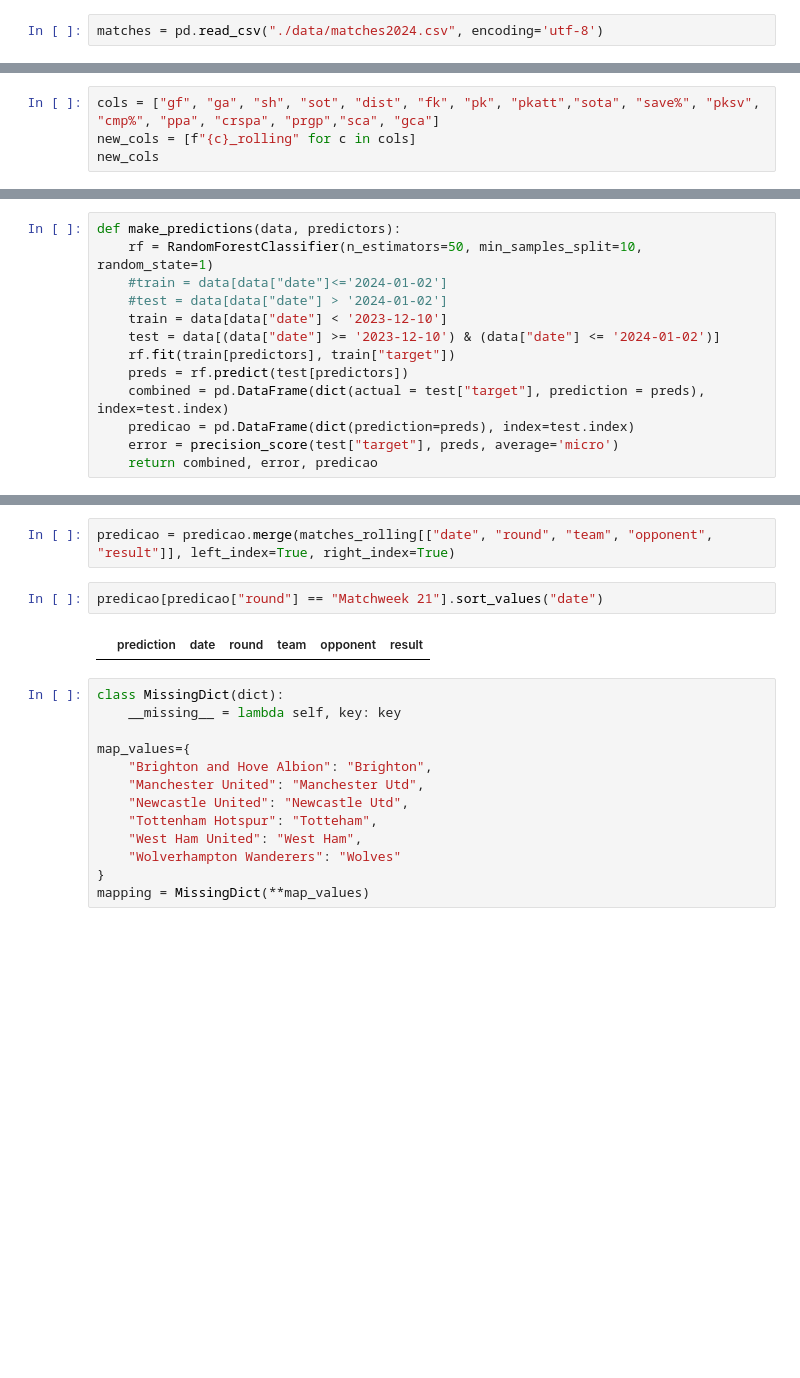
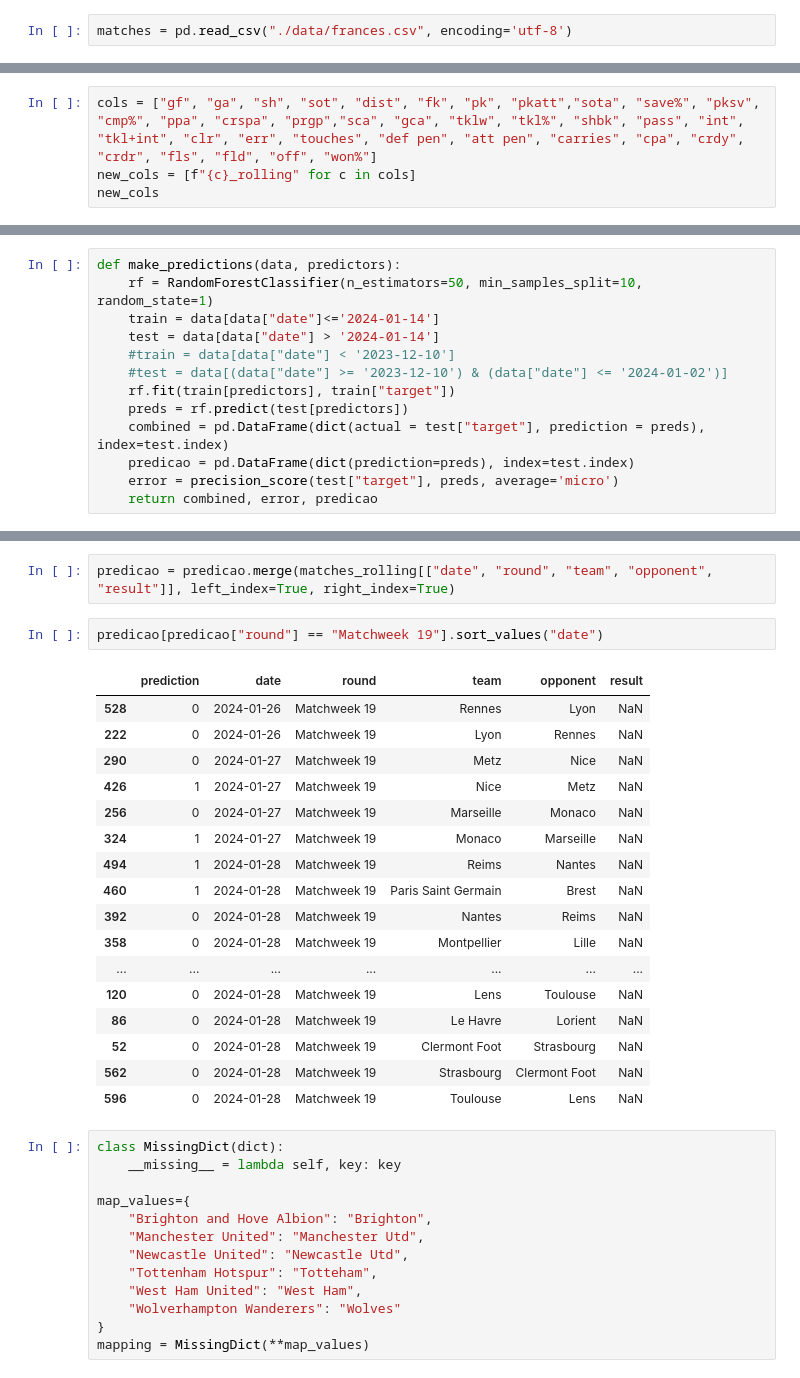
Before and after one commit to vinicarlosss/MachineLearning_Futebol, a Jupyter notebook: dataquest_model.ipynb, the cells around one changed output, grey strips where cells are left out. Drawn from its saved outputs; the diff is of its cells as text; blank space fills up the shorter version.

```diff
--- a/dataquest_model.ipynb
+++ b/dataquest_model.ipynb
@@ -5,5 +5,5 @@ from sklearn.metrics import precision_score
 from sklearn.ensemble import RandomForestClassifier
 import numpy as np
 # %%
-matches = pd.read_csv("./data/matches2024.csv", encoding='utf-8')
+matches = pd.read_csv("./data/frances.csv", encoding='utf-8')
 # %%
@@ -224,5 +211,5 @@ Index(['date', 'time', 'comp', 'round', 'day', 'venue', 'result', 'gf', 'ga',
 # %%
-cols = ["gf", "ga", "sh", "sot", "dist", "fk", "pk", "pkatt","sota", "save%", "pksv", "cmp%", "ppa", "crspa", "prgp","sca", "gca"]
+cols = ["gf", "ga", "sh", "sot", "dist", "fk", "pk", "pkatt","sota", "save%", "pksv", "cmp%", "ppa", "crspa", "prgp","sca", "gca", "tklw", "tkl%", "shbk", "pass", "int", "tkl+int", "clr", "err", "touches", "def pen", "att pen", "carries", "cpa", "crdy", "crdr", "fls", "fld", "off", "won%"]
 new_cols = [f"{c}_rolling" for c in cols]
 new_cols
 # %% [output]
@@ -325,10 +295,10 @@ matches_rolling[matches_rolling["round"]=="Matchweek 21"]
 # %%
 def make_predictions(data, predictors):
     rf = RandomForestClassifier(n_estimators=50, min_samples_split=10, random_state=1)
-    #train = data[data["date"]<='2024-01-02']
-    #test = data[data["date"] > '2024-01-02']
-    train = data[data["date"] < '2023-12-10']
-    test = data[(data["date"] >= '2023-12-10') & (data["date"] <= '2024-01-02')]
+    train = data[data["date"]<='2024-01-14']
+    test = data[data["date"] > '2024-01-14']
+    #train = data[data["date"] < '2023-12-10']
+    #test = data[(data["date"] >= '2023-12-10') & (data["date"] <= '2024-01-02')]
     rf.fit(train[predictors], train["target"])
     preds = rf.predict(test[predictors])
     combined = pd.DataFrame(dict(actual = test["target"], prediction = preds), index=test.index)
@@ -360,9 +330,25 @@ predicao
 # %%
 predicao = predicao.merge(matches_rolling[["date", "round", "team", "opponent", "result"]], left_index=True, right_index=True)
 # %%
-predicao[predicao["round"] == "Matchweek 21"].sort_values("date")
+predicao[predicao["round"] == "Matchweek 19"].sort_values("date")
 # %% [output]
 |  | prediction | date | round | team | opponent | result |
+| 528 | 0 | 2024-01-26 | Matchweek 19 | Rennes | Lyon | NaN |
+| 222 | 0 | 2024-01-26 | Matchweek 19 | Lyon | Rennes | NaN |
+| 290 | 0 | 2024-01-27 | Matchweek 19 | Metz | Nice | NaN |
+| 426 | 1 | 2024-01-27 | Matchweek 19 | Nice | Metz | NaN |
+| 256 | 0 | 2024-01-27 | Matchweek 19 | Marseille | Monaco | NaN |
+| 324 | 1 | 2024-01-27 | Matchweek 19 | Monaco | Marseille | NaN |
+| 494 | 1 | 2024-01-28 | Matchweek 19 | Reims | Nantes | NaN |
+| 460 | 1 | 2024-01-28 | Matchweek 19 | Paris Saint Germain | Brest | NaN |
+| 392 | 0 | 2024-01-28 | Matchweek 19 | Nantes | Reims | NaN |
+| 358 | 0 | 2024-01-28 | Matchweek 19 | Montpellier | Lille | NaN |
+| ... | ... | ... | ... | ... | ... | ... |
+| 120 | 0 | 2024-01-28 | Matchweek 19 | Lens | Toulouse | NaN |
+| 86 | 0 | 2024-01-28 | Matchweek 19 | Le Havre | Lorient | NaN |
+| 52 | 0 | 2024-01-28 | Matchweek 19 | Clermont Foot | Strasbourg | NaN |
+| 562 | 0 | 2024-01-28 | Matchweek 19 | Strasbourg | Clermont Foot | NaN |
+| 596 | 0 | 2024-01-28 | Matchweek 19 | Toulouse | Lens | NaN |
 # %%
 class MissingDict(dict):
     __missing__ = lambda self, key: key
```
Also changed, not shown: parts of 25 cells of this notebook, 2 other files.
